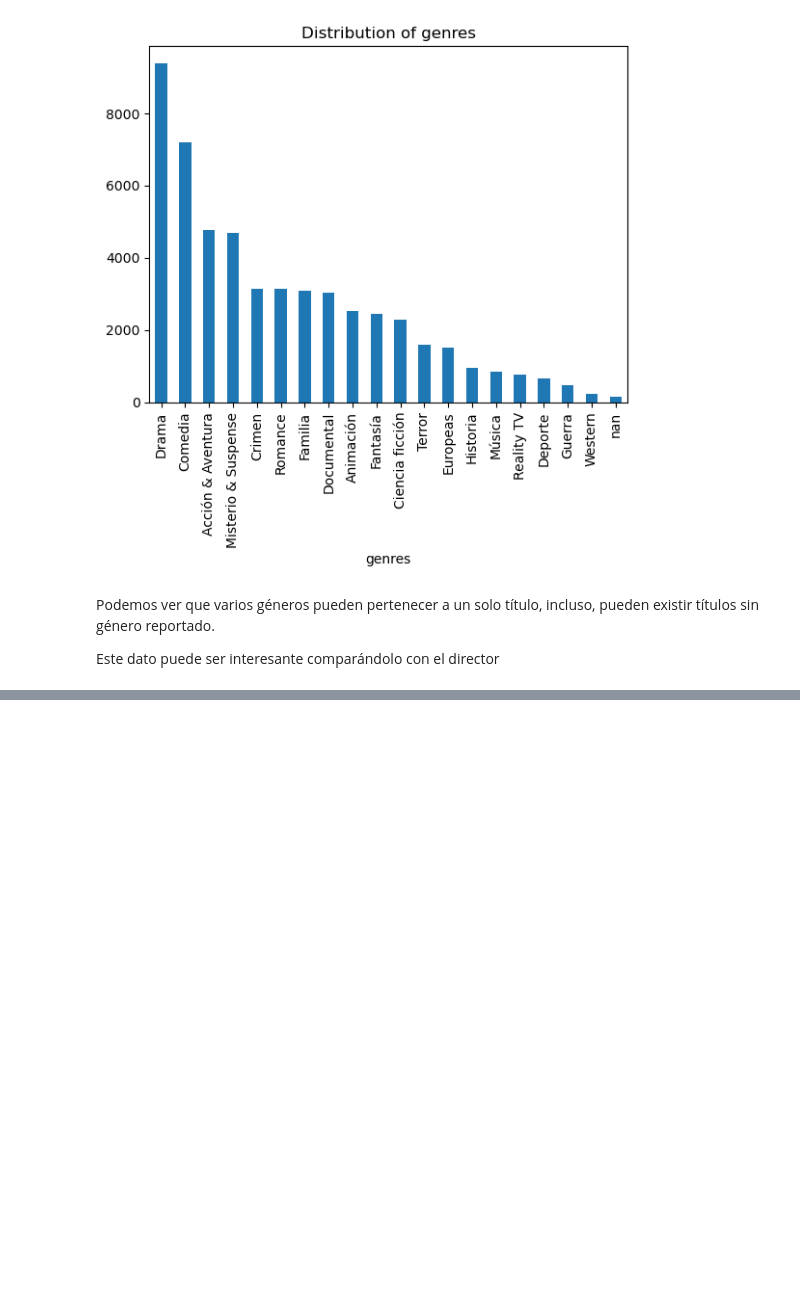
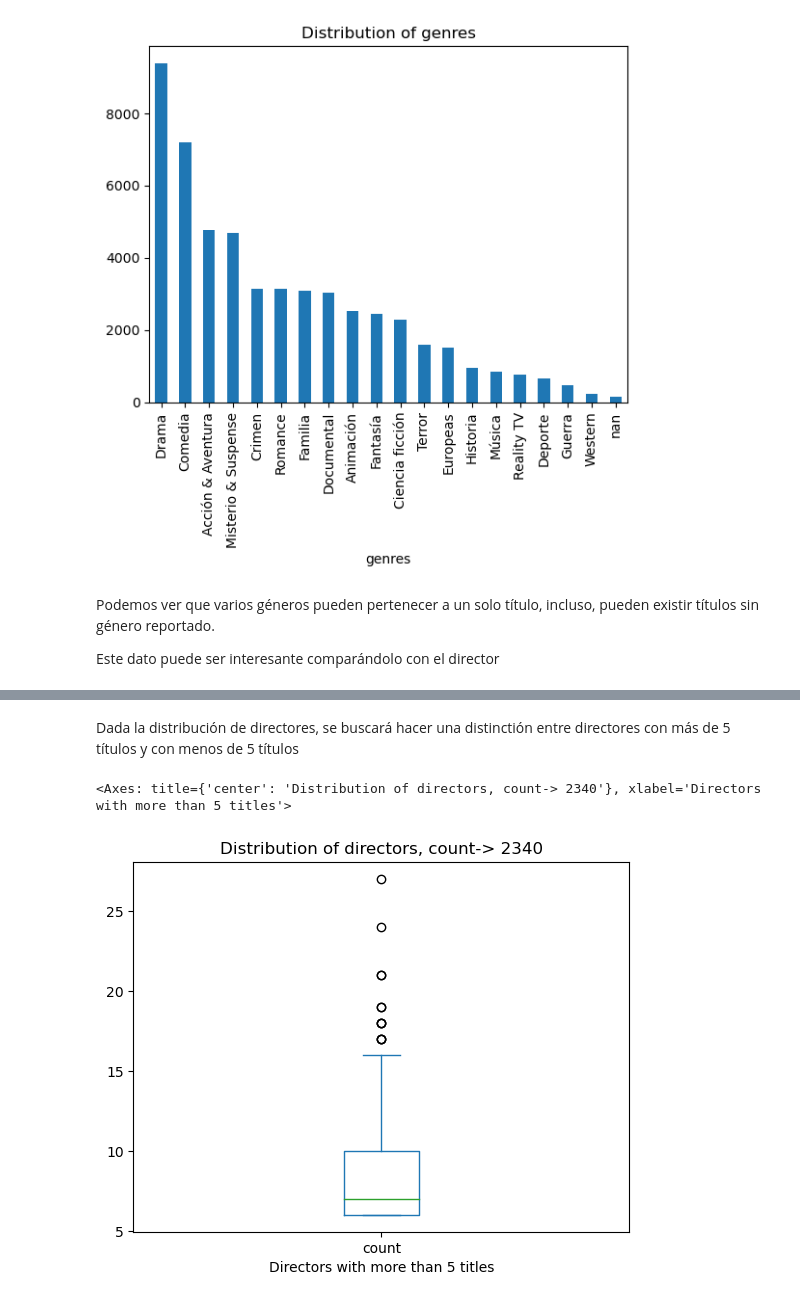
Before and after one commit to Josehoyos26/ML_NS_G13, a Jupyter notebook: Proyecto/EDA.ipynb, the cells around one changed output, grey strips where cells are left out. Saved outputs shown, nothing was run; the diff lists cells and outputs as text; code cells hidden in the pictures; blank space fills up the shorter version.

```diff
--- a/Proyecto/EDA.ipynb
+++ b/Proyecto/EDA.ipynb
@@ -249,0 +335,12 @@ Este dato puede ser interesante comparándolo con el director
+# %% [markdown]
+Dada la distribución de directores, se buscará hacer una distinctión entre directores con más de 5 títulos y con menos de 5 títulos
+# %%
+directors_more_five_titles = filter_values_greater_than_k(df, column_name='director', k=5)
+directors_more_five_titles.plot(
+    kind='box',
+    title=f'Distribution of directors, count-> {sum(directors_more_five_titles)}',
+    xlabel = 'Directors with more than 5 titles'
+)
+# %% [output]
+<Axes: title={'center': 'Distribution of directors, count-> 2340'}, xlabel='Directors with more than 5 titles'>
+[figure, added]
```
Also changed, not shown: parts of 20 cells of this notebook.
